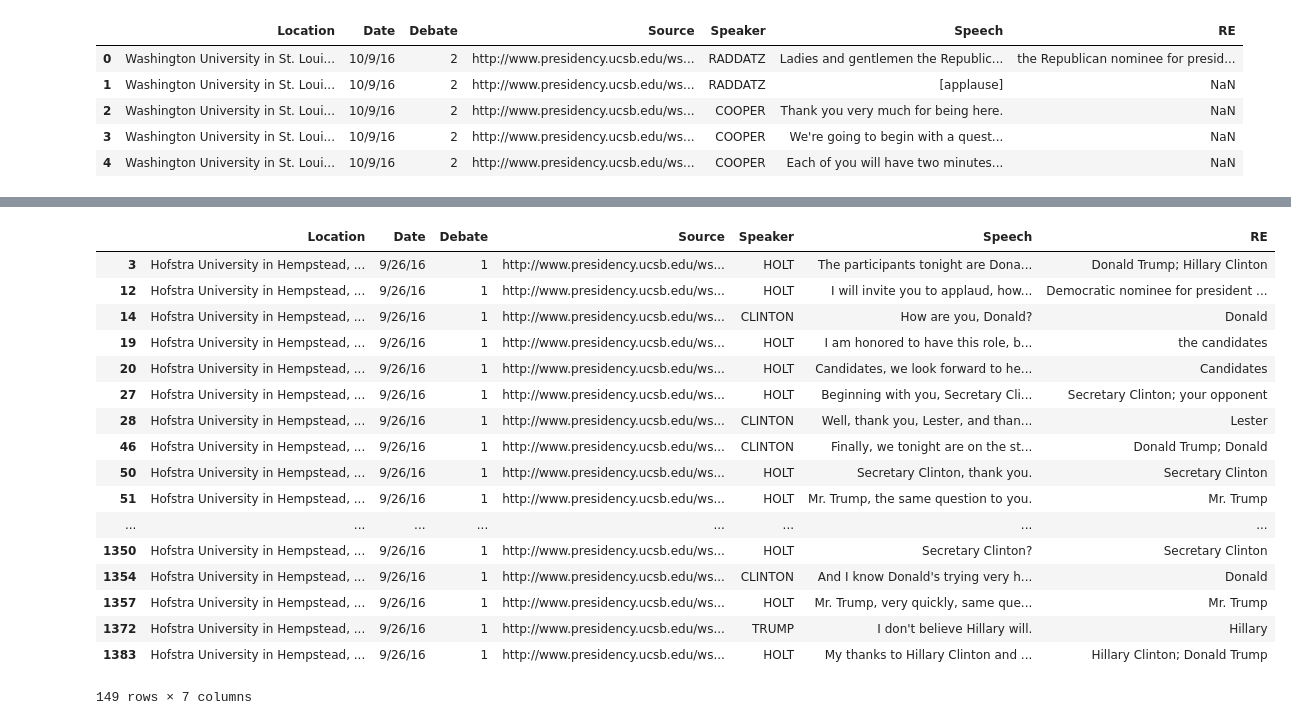
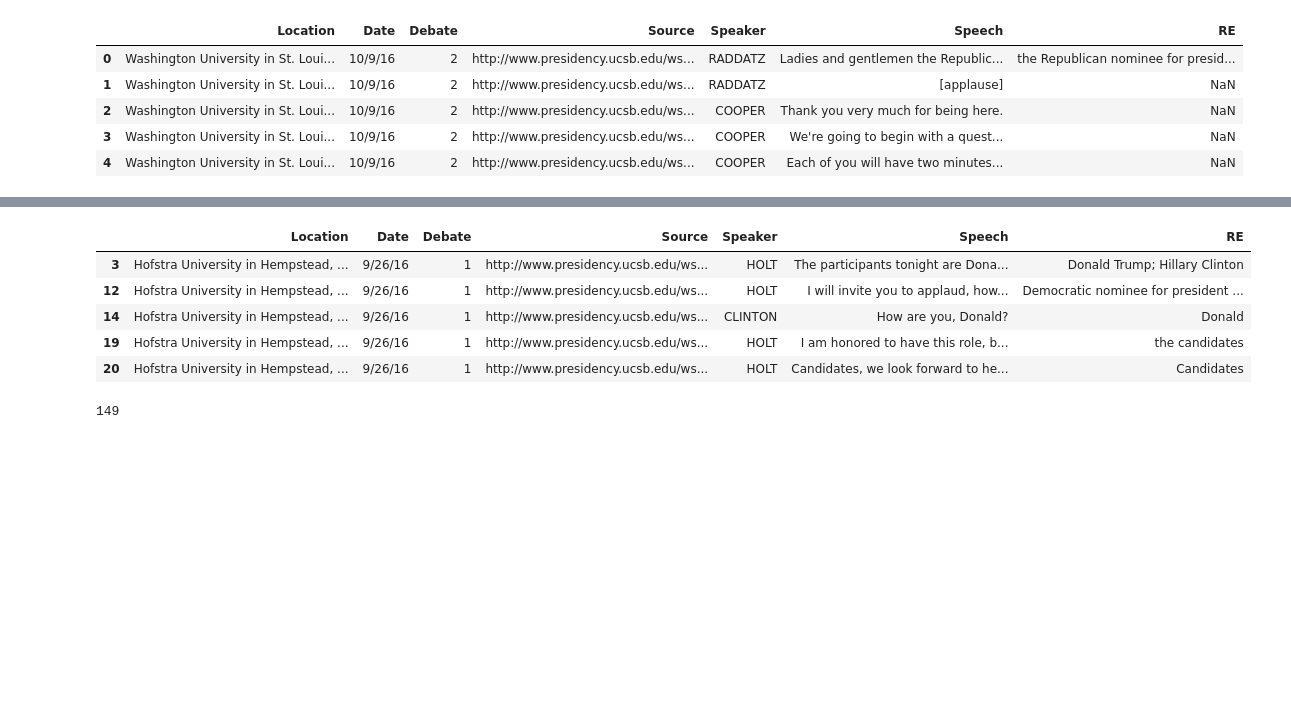
Before and after one commit to Data-Science-for-Linguists/2016-Debates-and-Referring-Expressions, a Jupyter notebook: data_processing.ipynb, the cells around one changed output, grey strips where cells are left out. Cells and saved outputs as stored; diff of their text form; code cells hidden in the pictures; blank space fills up the shorter version.

```diff
--- a/data_processing.ipynb
+++ b/data_processing.ipynb
@@ -398,22 +430,15 @@ df3_re.head()
 # %%
-df1_re.loc[df1_re.RE.notnull(), :]
+df1_re_only = df1_re.loc[df1_re.RE.notnull(), :]
+df1_re_only.head()
 # %% [output]
 |  | Location | Date | Debate | Source | Speaker | Speech | RE |
 | 3 | Hofstra University in Hempstead, ... | 9/26/16 | 1 | http://www.presidency.ucsb.edu/ws... | HOLT | The participants tonight are Dona... | Donald Trump; Hillary Clinton |
 | 12 | Hofstra University in Hempstead, ... | 9/26/16 | 1 | http://www.presidency.ucsb.edu/ws... | HOLT | I will invite you to applaud, how... | Democratic nominee for president ... |
 | 14 | Hofstra University in Hempstead, ... | 9/26/16 | 1 | http://www.presidency.ucsb.edu/ws... | CLINTON | How are you, Donald? | Donald |
 | 19 | Hofstra University in Hempstead, ... | 9/26/16 | 1 | http://www.presidency.ucsb.edu/ws... | HOLT | I am honored to have this role, b... | the candidates |
 | 20 | Hofstra University in Hempstead, ... | 9/26/16 | 1 | http://www.presidency.ucsb.edu/ws... | HOLT | Candidates, we look forward to he... | Candidates |
-| 27 | Hofstra University in Hempstead, ... | 9/26/16 | 1 | http://www.presidency.ucsb.edu/ws... | HOLT | Beginning with you, Secretary Cli... | Secretary Clinton; your opponent |
-| 28 | Hofstra University in Hempstead, ... | 9/26/16 | 1 | http://www.presidency.ucsb.edu/ws... | CLINTON | Well, thank you, Lester, and than... | Lester |
-| 46 | Hofstra University in Hempstead, ... | 9/26/16 | 1 | http://www.presidency.ucsb.edu/ws... | CLINTON | Finally, we tonight are on the st... | Donald Trump; Donald |
-| 50 | Hofstra University in Hempstead, ... | 9/26/16 | 1 | http://www.presidency.ucsb.edu/ws... | HOLT | Secretary Clinton, thank you. | Secretary Clinton |
-| 51 | Hofstra University in Hempstead, ... | 9/26/16 | 1 | http://www.presidency.ucsb.edu/ws... | HOLT | Mr. Trump, the same question to you. | Mr. Trump |
-| ... | ... | ... | ... | ... | ... | ... | ... |
-| 1350 | Hofstra University in Hempstead, ... | 9/26/16 | 1 | http://www.presidency.ucsb.edu/ws... | HOLT | Secretary Clinton? | Secretary Clinton |
-| 1354 | Hofstra University in Hempstead, ... | 9/26/16 | 1 | http://www.presidency.ucsb.edu/ws... | CLINTON | And I know Donald's trying very h... | Donald |
-| 1357 | Hofstra University in Hempstead, ... | 9/26/16 | 1 | http://www.presidency.ucsb.edu/ws... | HOLT | Mr. Trump, very quickly, same que... | Mr. Trump |
-| 1372 | Hofstra University in Hempstead, ... | 9/26/16 | 1 | http://www.presidency.ucsb.edu/ws... | TRUMP | I don't believe Hillary will. | Hillary |
-| 1383 | Hofstra University in Hempstead, ... | 9/26/16 | 1 | http://www.presidency.ucsb.edu/ws... | HOLT | My thanks to Hillary Clinton and ... | Hillary Clinton; Donald Trump |
-149 rows × 7 columns
+# %%
+len(df1_re_only)
+# %% [output]
+149
 # %%
```
Also changed, not shown: parts of 16 cells of this notebook.
